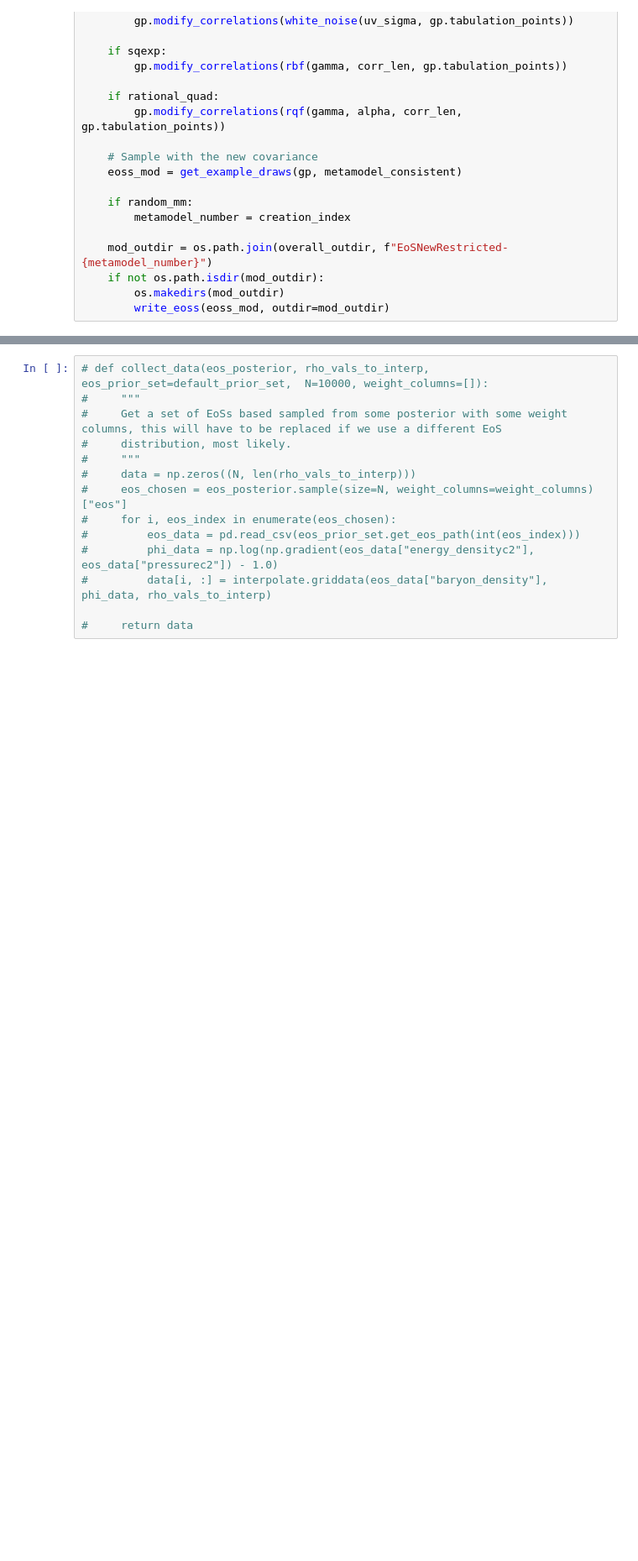
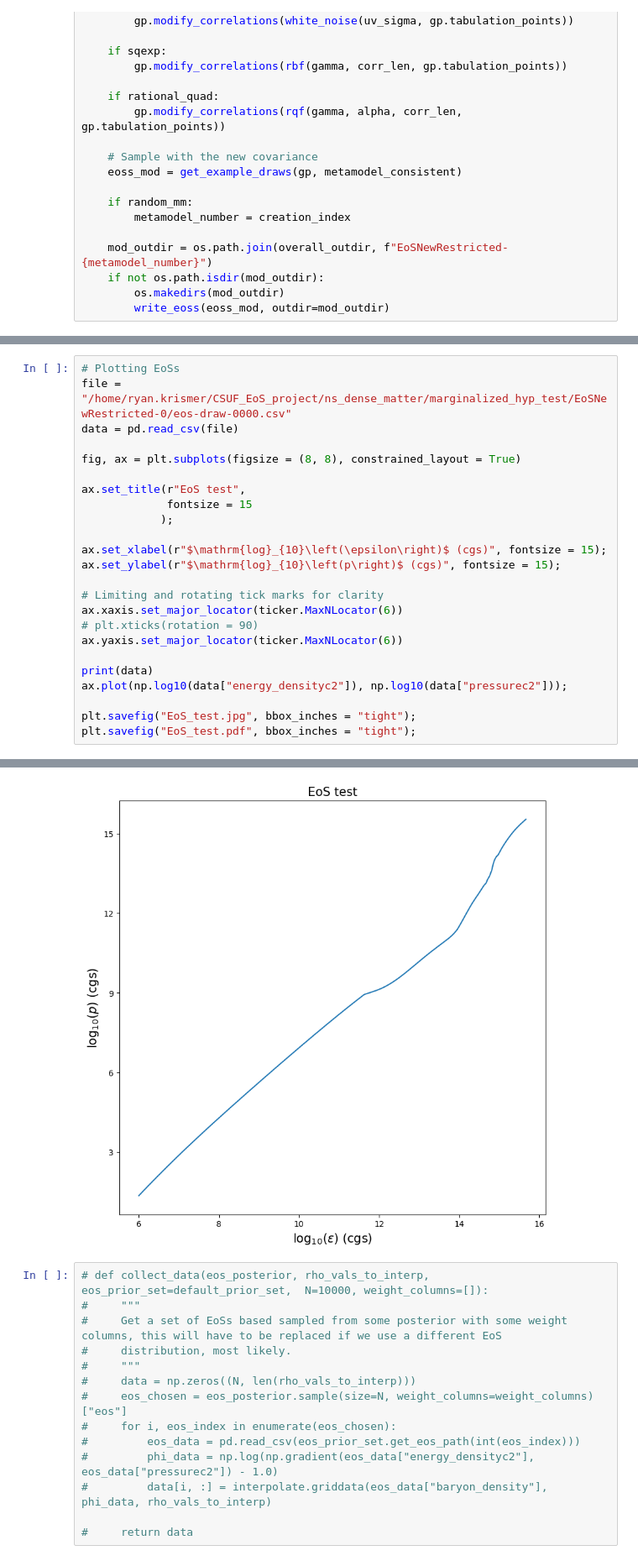
Before and after one commit to ryankrismer/ns-dense-matter, a Jupyter notebook: executables/generate_eos_set_test.ipynb, the cells around one changed output, grey strips where cells are left out. Shown: that part at 84% size. Cells and saved outputs as stored; diff of their text form; blank space fills up the shorter version.

Commit message:
Plotting test EoS

```diff
--- a/executables/generate_eos_set_test.ipynb
+++ b/executables/generate_eos_set_test.ipynb
@@ -398,0 +436,25 @@ Generating extensions for eos_6186.
+# %%
+# Plotting EoSs
+file = "/home/ryan.krismer/CSUF_EoS_project/ns_dense_matter/marginalized_hyp_test/EoSNewRestricted-0/eos-draw-0000.csv"
+data = pd.read_csv(file)
+
+fig, ax = plt.subplots(figsize = (8, 8), constrained_layout = True)
+
+ax.set_title(r"EoS test",
+             fontsize = 15
+            );
+
+ax.set_xlabel(r"$\mathrm{log}_{10}\left(\epsilon\right)$ (cgs)", fontsize = 15);
+ax.set_ylabel(r"$\mathrm{log}_{10}\left(p\right)$ (cgs)", fontsize = 15);
+
+# Limiting and rotating tick marks for clarity
+ax.xaxis.set_major_locator(ticker.MaxNLocator(6))
+# plt.xticks(rotation = 90)
+ax.yaxis.set_major_locator(ticker.MaxNLocator(6))
+
+print(data)
+ax.plot(np.log10(data["energy_densityc2"]), np.log10(data["pressurec2"]));
+
+plt.savefig("EoS_test.jpg", bbox_inches = "tight");
+plt.savefig("EoS_test.pdf", bbox_inches = "tight");
+# %% [output]
@@ -399,3 +475,4 @@ Generating extensions for eos_6186.
+[figure, added]
 # %%
 # def collect_data(eos_posterior, rho_vals_to_interp,  eos_prior_set=default_prior_set,  N=10000, weight_columns=[]):
 #     """
```
Also changed, not shown: parts of 4 cells of this notebook.
